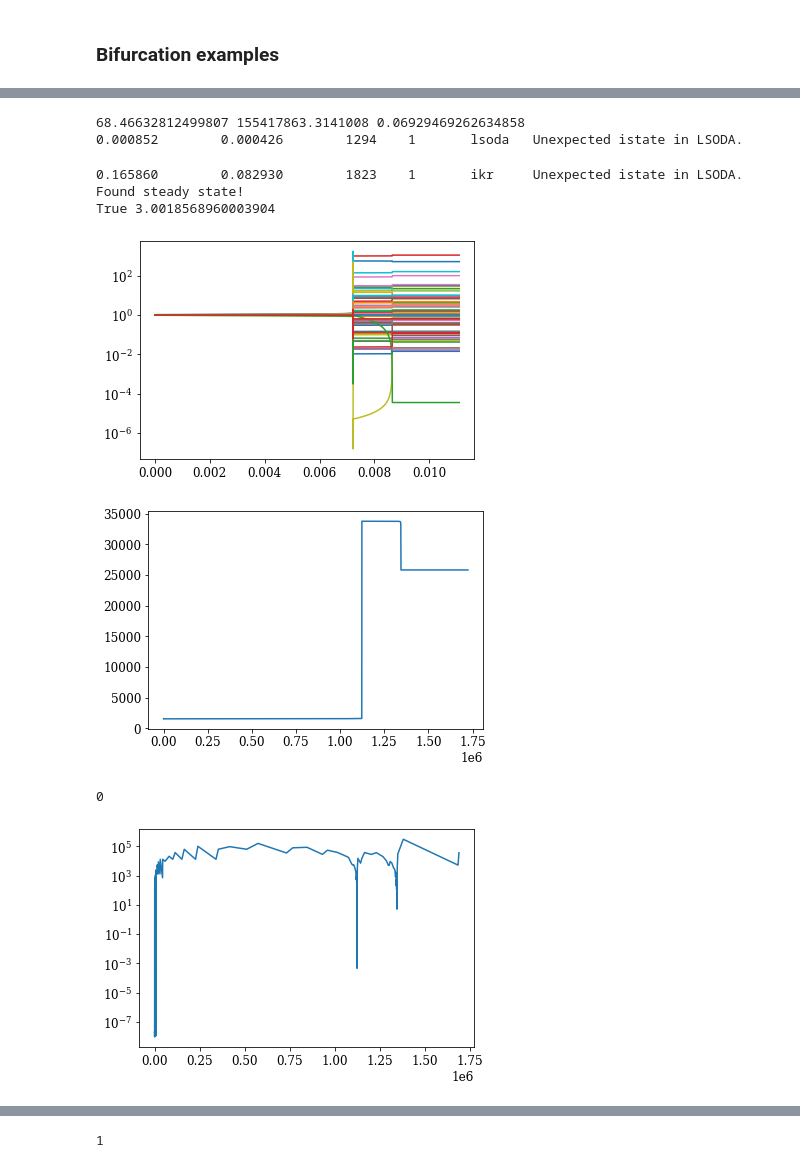
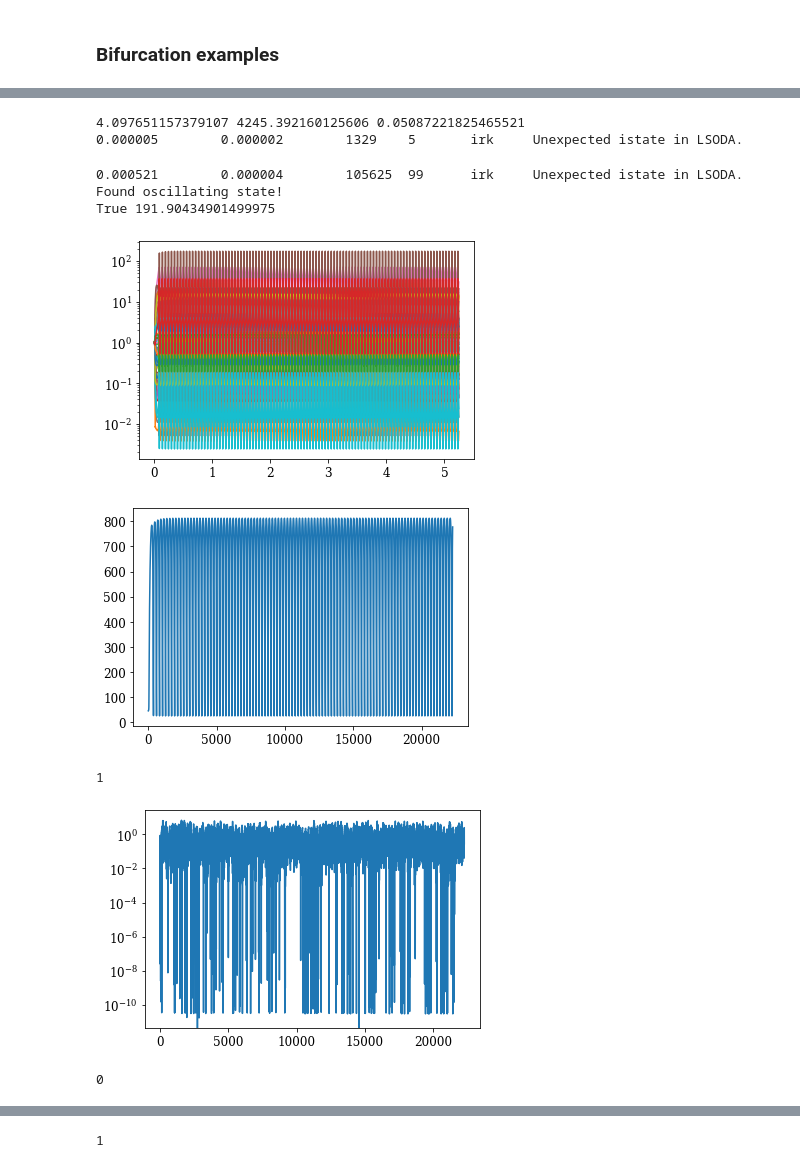
Before and after one commit to znicolaou/rmtchem, a Jupyter notebook: rmtchem.ipynb, the cells around one changed output, grey strips where cells are left out. Saved outputs shown, nothing was run; the diff lists cells and outputs as text; code cells hidden in the pictures.

Commit message:
updated integrate

```diff
--- a/rmtchem.ipynb
+++ b/rmtchem.ipynb
@@ -186,8 +186,8 @@ seed=89
 n=64
 nr=int(0.5*n*np.log(n))
 nd=int(0.05*n)
-na=int(0*nr)
-seed=169
+na=int(0.5*nr)
+seed=114
 print(n,nr,nd,na,seed)
 
 np.random.seed(seed)
@@ -229,35 +229,39 @@ Saddle-node bifurcation!        68.366328       7.812500e-05    1       1
 # %%
 imp.reload(rmtchem)
 m0=-1
 X0=Xs[m0]
-epsilon=epsilons[m0]+1e-1
+epsilon=epsilons[m0]+1e-2
 ev,evec=np.linalg.eig(rmtchem.jac(0,X0,eta,nu,k,(1+epsilon)*XD1, XD2))
 tscale=2*np.pi/np.abs(np.real(ev[np.argmin(np.abs(np.real(ev)))]))
 dt=100/np.max(np.abs(rmtchem.func(0,X0,eta,nu,k,(1+epsilon)*XD1, XD2)/X0))
 print(epsilon,tscale,dt)
 start=timeit.default_timer()
-ts,Xts,success,m0,state=rmtchem.integrate(X0,eta,nu,k,(1+epsilon)*XD1,XD2,100000000*dt,dt,output=True,maxcycles=100,maxsteps=1e6)
-# ts,Xts,success,m0,state=rmtchem.integrate(X0,eta,nu,k,(1+epsilon)*XD1,XD2,1e3*tscale,dt,output=True,maxcycles=100)
+# ts,Xts,success,m0,state=rmtchem.integrate(X0,eta,nu,k,(1+epsilon)*XD1,XD2,100000000*dt,dt,output=True,maxcycles=100,maxsteps=1e6)
+ts,Xts,success,m0,state=rmtchem.integrate(X0,eta,nu,k,(1+epsilon)*XD1,XD2,1e4*tscale,dt,output=True,maxcycles=100,maxsteps=1e6)
 stop=timeit.default_timer()
 print(success,stop-start)
 plt.yscale('log')
 plt.plot(ts/tscale,np.transpose(Xts)/X0)
 plt.show()
 plt.plot(ts,Xts[np.argmax(Xts[:,-1])])
 plt.show()
 plt.yscale('log')
 plt.plot(ts[:-1],np.diff(ts))
 print(state)
 # %% [output]
-68.46632812499807 155417863.3141008 0.06929469262634858
-0.000852        0.000426        1294    1       lsoda   Unexpected istate in LSODA.
+4.097651157379107 4245.392160125606 0.05087221825465521
+0.000005        0.000002        1329    5       irk     Unexpected istate in LSODA.
-0.165860        0.082930        1823    1       ikr     Unexpected istate in LSODA.
-Found steady state!
-True 3.0018568960003904
+0.000521        0.000004        105625  99      irk     Unexpected istate in LSODA.
+Found oscillating state!
+True 191.90434901499975
-[figure, old version]
+[figure, new version]
-[figure, old version]
+[figure, new version]
-0
+1
-[figure, old version]
+[figure, new version]
+# %%
+m0
+# %% [output]
+0
 # %%
 imp.reload(rmtchem)
 plt.yscale('log')
```
Also changed, not shown: parts of 2 cells of this notebook, 1 other file.
